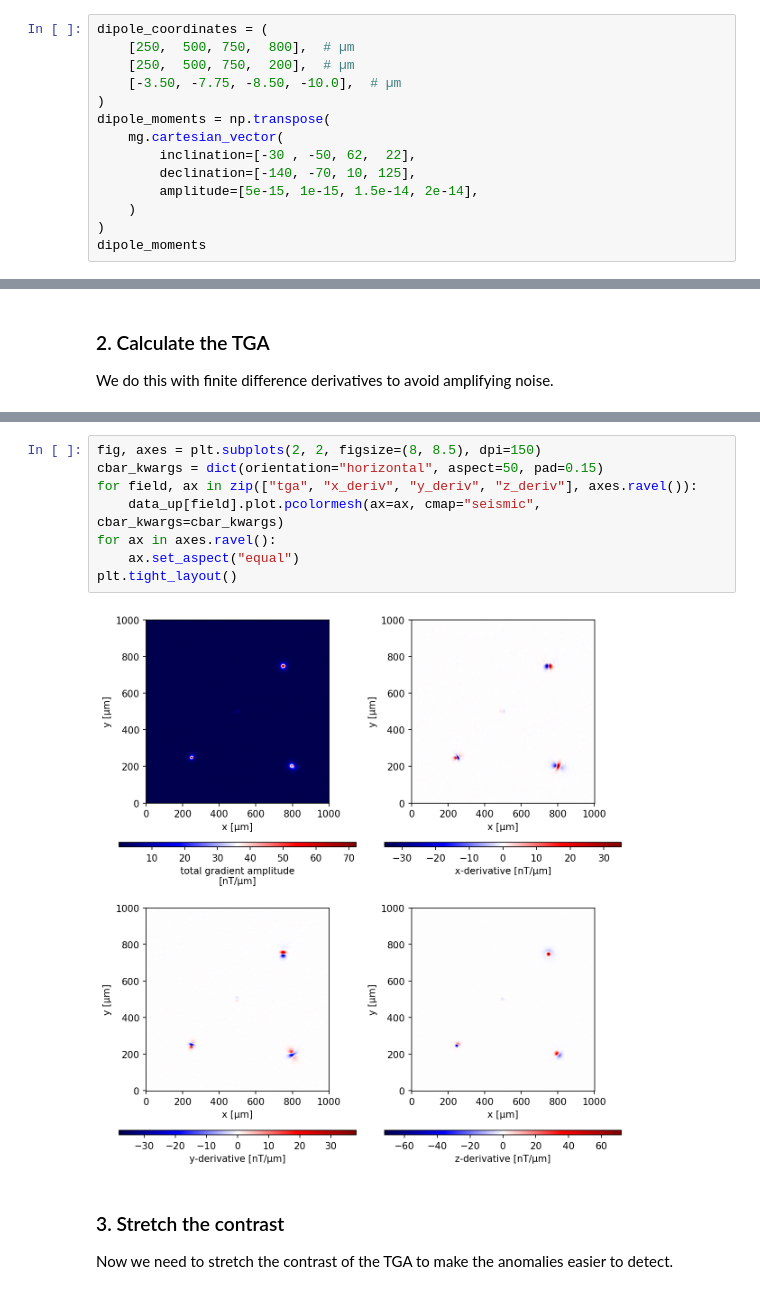
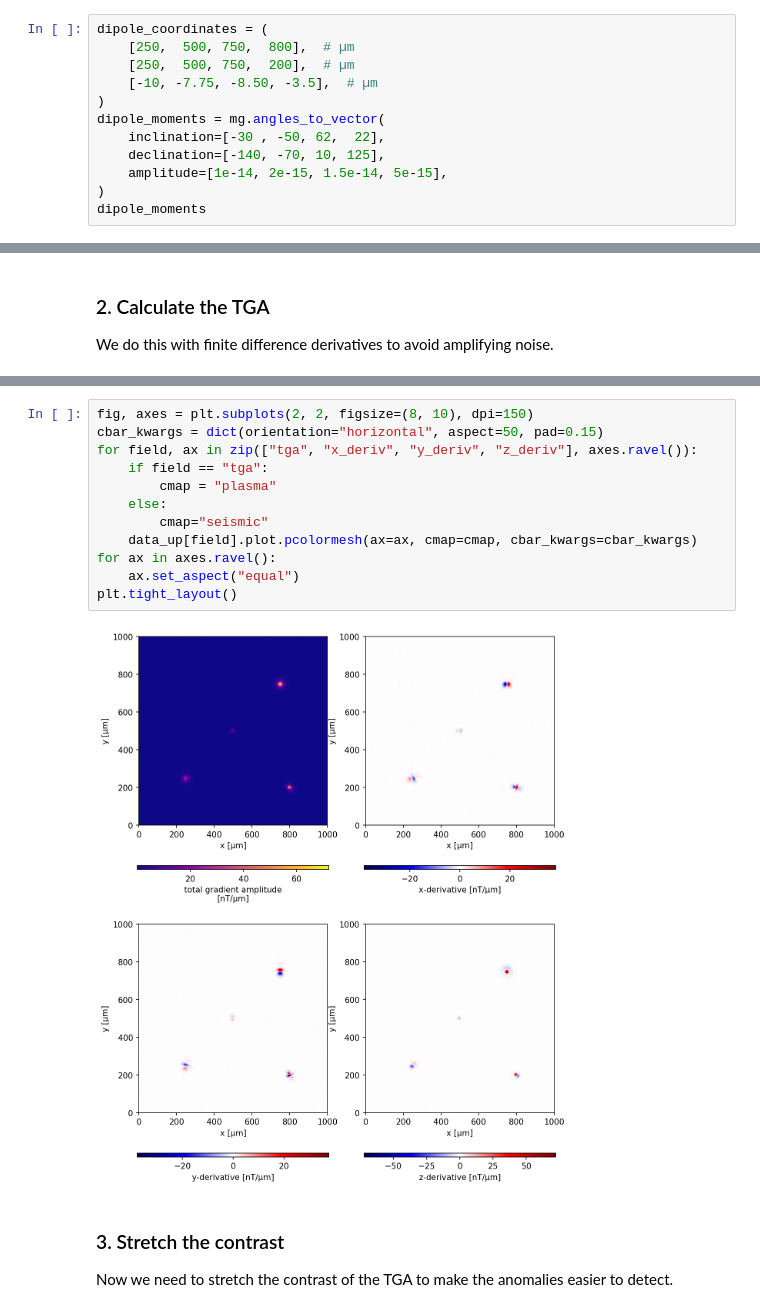
Before and after one commit to compgeolab/micromag-euler-dipole, a Jupyter notebook: code/01-simple-synthetic.ipynb, the cells around one changed output, grey strips where cells are left out. Cells and saved outputs as stored; diff of their text form.

```diff
--- a/code/01-simple-synthetic.ipynb
+++ b/code/01-simple-synthetic.ipynb
@@ -34,14 +35,12 @@ Now create the dipole model that will be used to generate the data.
 dipole_coordinates = (
     [250,  500, 750,  800],  # µm
     [250,  500, 750,  200],  # µm
-    [-3.50, -7.75, -8.50, -10.0],  # µm
+    [-10, -7.75, -8.50, -3.5],  # µm
 )
-dipole_moments = np.transpose(
-    mg.cartesian_vector(
-        inclination=[-30 , -50, 62,  22],
-        declination=[-140, -70, 10, 125],
-        amplitude=[5e-15, 1e-15, 1.5e-14, 2e-14],
-    )
+dipole_moments = mg.angles_to_vector(
+    inclination=[-30 , -50, 62,  22],
+    declination=[-140, -70, 10, 125],
+    amplitude=[1e-14, 2e-15, 1.5e-14, 5e-15],
 )
 dipole_moments
 # %% [output]
@@ -148,13 +147,17 @@ Data variables:
 # %%
-fig, axes = plt.subplots(2, 2, figsize=(8, 8.5), dpi=150)
+fig, axes = plt.subplots(2, 2, figsize=(8, 10), dpi=150)
 cbar_kwargs = dict(orientation="horizontal", aspect=50, pad=0.15)
 for field, ax in zip(["tga", "x_deriv", "y_deriv", "z_deriv"], axes.ravel()):
-    data_up[field].plot.pcolormesh(ax=ax, cmap="seismic", cbar_kwargs=cbar_kwargs)
+    if field == "tga":
+        cmap = "plasma"
+    else:
+        cmap="seismic"
+    data_up[field].plot.pcolormesh(ax=ax, cmap=cmap, cbar_kwargs=cbar_kwargs)
 for ax in axes.ravel():
     ax.set_aspect("equal")
 plt.tight_layout()
 # %% [output]
-[figure, old version]
+[figure, new version]
 # %% [markdown]
 ### 3. Stretch the contrast
 
```
Also changed, not shown: parts of 35 cells of this notebook, 1 other file.
